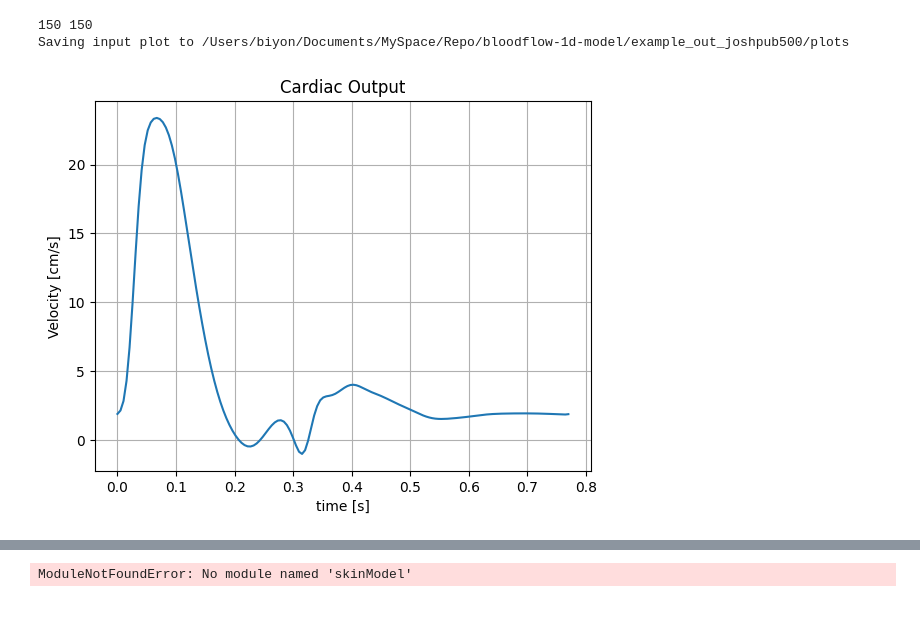
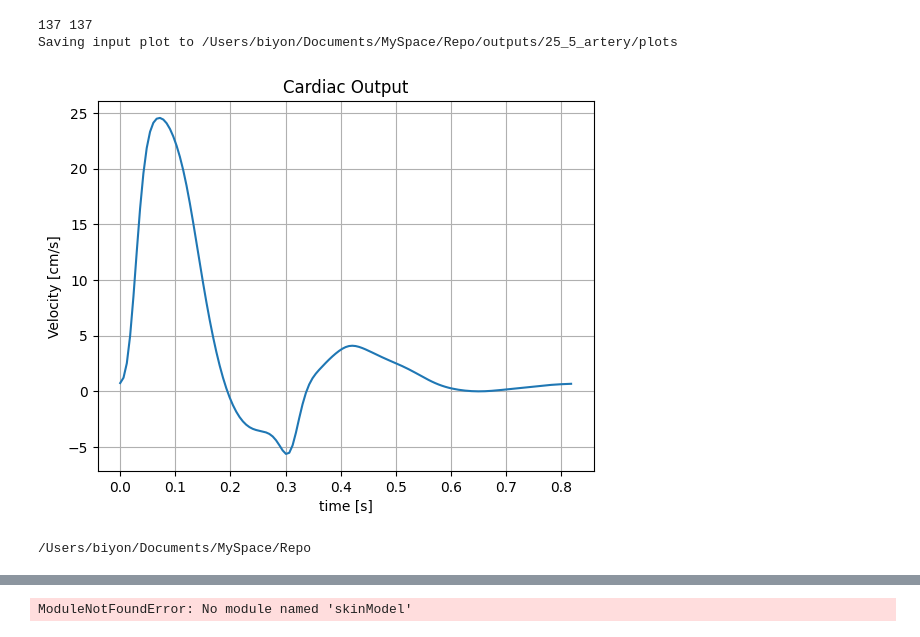
Before and after one commit to 19-FYP-2023/bloodflow-1d-model, a Jupyter notebook: visualize.ipynb, the cells around one changed output, grey strips where cells are left out. Cells and saved outputs as stored; diff of their text form; code cells hidden in the pictures.

```diff
--- a/visualize.ipynb
+++ b/visualize.ipynb
@@ -6,38 +6,42 @@ import matplotlib.pyplot as plt
 # Lists to store data
 x_values = []
 y_values = []
 
-filePath = '/Users/biyon/Documents/MySpace/Repo/bloodflow-1d-model/example_out_joshpub/example_inlet.csv'
-folder_location = '/Users/biyon/Documents/MySpace/Repo/bloodflow-1d-model/example_out_joshpub500'
+filePath = '/Users/biyon/Documents/MySpace/Repo/outputs/25_5_artery/25.csv'
+folder_location = '/Users/biyon/Documents/MySpace/Repo/outputs/25_5_artery'
 
 plot_folder = os.path.join(folder_location, 'plots')
 if not os.path.exists(plot_folder):
     os.makedirs(plot_folder)
 
 # Read data from CSV file
 with open(filePath, 'r') as file:
     reader = csv.reader(file)
     for row in reader:
         # print(row[0],row[1])
         x_values.append(float(row[0]))
         y_values.append(float(row[1])-1)
 
 print(len(x_values),len(y_values))
 # Plot the data
 plt.plot(x_values, y_values,  linestyle='-')
 plt.xlabel('time [s]')
 plt.ylabel('Velocity [cm/s]')
 plt.title('Cardiac Output')
 plt.grid(True)
 print(f"Saving input plot to {plot_folder}")
 plt.savefig(os.path.join(plot_folder, 'cardiac_out.png'))
 plt.show()
 plt.close()
 plt.show()
 # %% [output]
-150 150
-Saving input plot to /Users/biyon/Documents/MySpace/Repo/bloodflow-1d-model/example_out_joshpub500/plots
+137 137
+Saving input plot to /Users/biyon/Documents/MySpace/Repo/outputs/25_5_artery/plots
-[figure, old version]
+[figure, new version]
+# %%
+cd ..
+# %% [output]
+/Users/biyon/Documents/MySpace/Repo
 # %%
 import os
 import numpy as np
```
Also changed, not shown: parts of 1 cell of this notebook, 1 other file.
